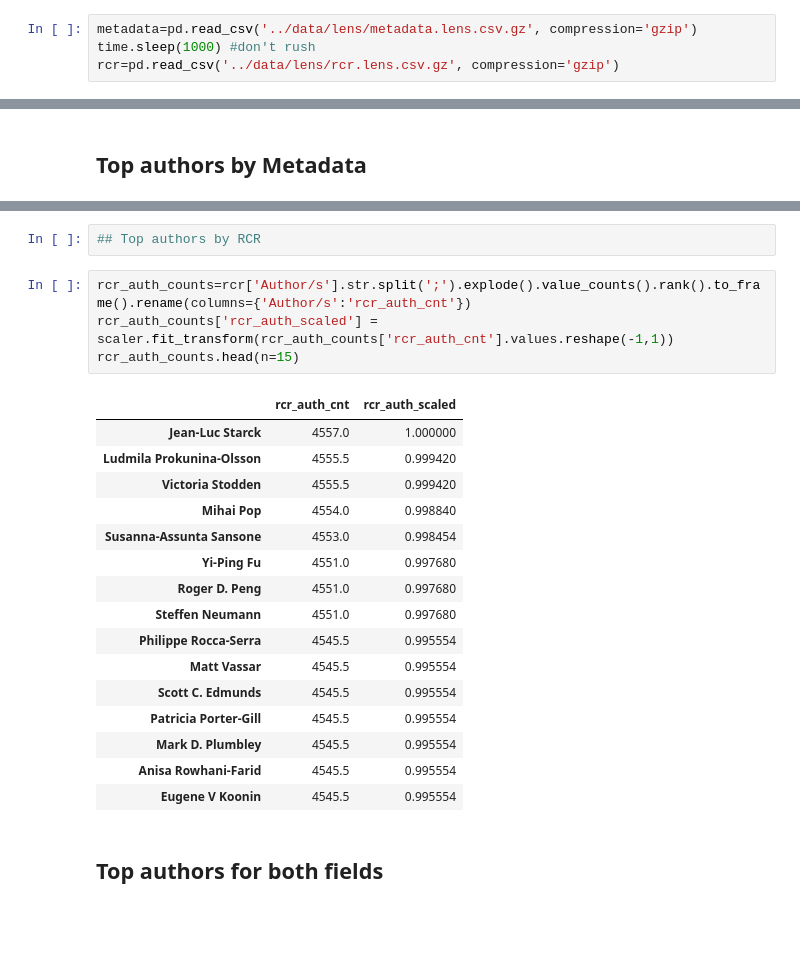
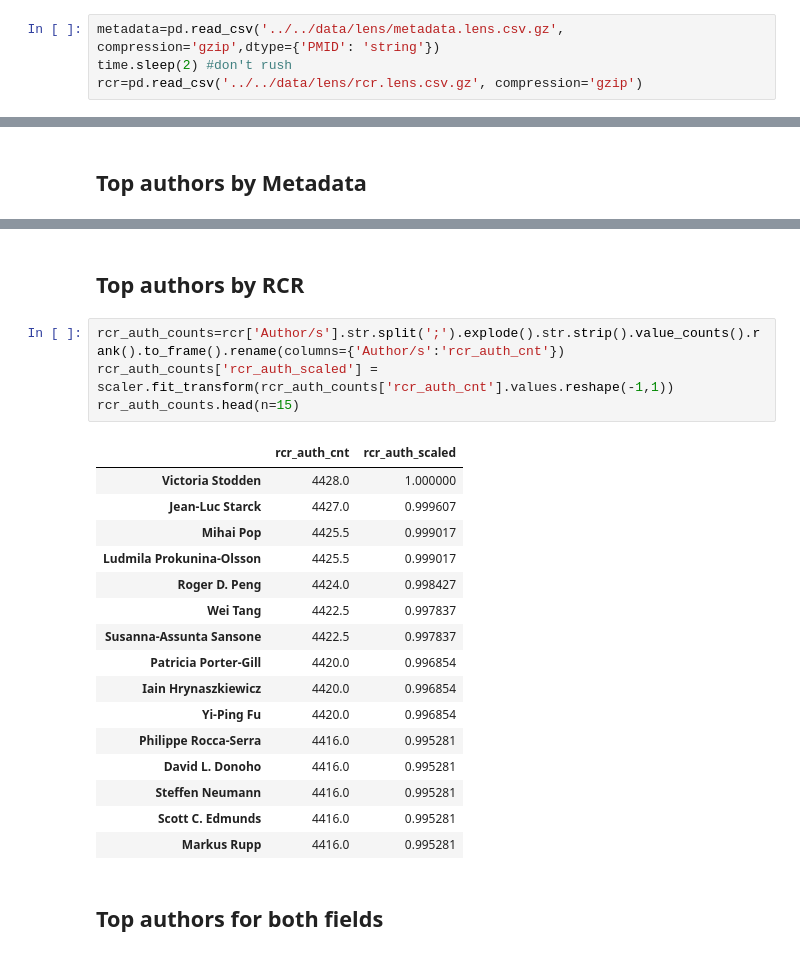
Before and after one commit to leipzig/metadata-in-rcr, a Jupyter notebook: src/scimetric/scimetric.ipynb, the cells around one changed output, grey strips where cells are left out. Cells and saved outputs as stored; diff of their text form; blank space fills up the shorter version.

```diff
--- a/src/scimetric/scimetric.ipynb
+++ b/src/scimetric/scimetric.ipynb
@@ -13,8 +14,8 @@ import pandas as pd
 pd.set_option('display.max_rows', None)
 # %%
-metadata=pd.read_csv('../data/lens/metadata.lens.csv.gz', compression='gzip')
-time.sleep(1000) #don't rush
-rcr=pd.read_csv('../data/lens/rcr.lens.csv.gz', compression='gzip')
+metadata=pd.read_csv('../../data/lens/metadata.lens.csv.gz', compression='gzip',dtype={'PMID': 'string'})
+time.sleep(2) #don't rush
+rcr=pd.read_csv('../../data/lens/rcr.lens.csv.gz', compression='gzip')
 # %% [markdown]
 Let's see what columns exist
 # %%
@@ -145,29 +146,29 @@ metadata_auth_counts.head(n=15)
 | Carole Goble | 94518.0 | 0.999794 |
 | Shigeo Sugimoto | 94517.0 | 0.999777 |
 | Erik Mannens | 94516.0 | 0.999760 |
-# %%
-## Top authors by RCR
+# %% [markdown]
+## Top authors by RCR
 # %%
-rcr_auth_counts=rcr['Author/s'].str.split(';').explode().value_counts().rank().to_frame().rename(columns={'Author/s':'rcr_auth_cnt'})
+rcr_auth_counts=rcr['Author/s'].str.split(';').explode().str.strip().value_counts().rank().to_frame().rename(columns={'Author/s':'rcr_auth_cnt'})
 rcr_auth_counts['rcr_auth_scaled'] = scaler.fit_transform(rcr_auth_counts['rcr_auth_cnt'].values.reshape(-1,1))
 rcr_auth_counts.head(n=15)
 # %% [output]
 |  | rcr_auth_cnt | rcr_auth_scaled |
-| Jean-Luc Starck | 4557.0 | 1.000000 |
-| Ludmila Prokunina-Olsson | 4555.5 | 0.999420 |
-| Victoria Stodden | 4555.5 | 0.999420 |
-| Mihai Pop | 4554.0 | 0.998840 |
-| Susanna-Assunta Sansone | 4553.0 | 0.998454 |
-| Yi-Ping Fu | 4551.0 | 0.997680 |
-| Roger D. Peng | 4551.0 | 0.997680 |
-| Steffen Neumann | 4551.0 | 0.997680 |
-| Philippe Rocca-Serra | 4545.5 | 0.995554 |
-| Matt Vassar | 4545.5 | 0.995554 |
-| Scott C. Edmunds | 4545.5 | 0.995554 |
-| Patricia Porter-Gill | 4545.5 | 0.995554 |
-| Mark D. Plumbley | 4545.5 | 0.995554 |
-| Anisa Rowhani-Farid | 4545.5 | 0.995554 |
-| Eugene V Koonin | 4545.5 | 0.995554 |
+| Victoria Stodden | 4428.0 | 1.000000 |
+| Jean-Luc Starck | 4427.0 | 0.999607 |
+| Mihai Pop | 4425.5 | 0.999017 |
+| Ludmila Prokunina-Olsson | 4425.5 | 0.999017 |
+| Roger D. Peng | 4424.0 | 0.998427 |
+| Wei Tang | 4422.5 | 0.997837 |
+| Susanna-Assunta Sansone | 4422.5 | 0.997837 |
+| Patricia Porter-Gill | 4420.0 | 0.996854 |
+| Iain Hrynaszkiewicz | 4420.0 | 0.996854 |
+| Yi-Ping Fu | 4420.0 | 0.996854 |
+| Philippe Rocca-Serra | 4416.0 | 0.995281 |
+| David L. Donoho | 4416.0 | 0.995281 |
+| Steffen Neumann | 4416.0 | 0.995281 |
+| Scott C. Edmunds | 4416.0 | 0.995281 |
+| Markus Rupp | 4416.0 | 0.995281 |
 # %% [markdown]
 ## Top authors for both fields
 # %%
```
Also changed, not shown: parts of 4 cells of this notebook.
